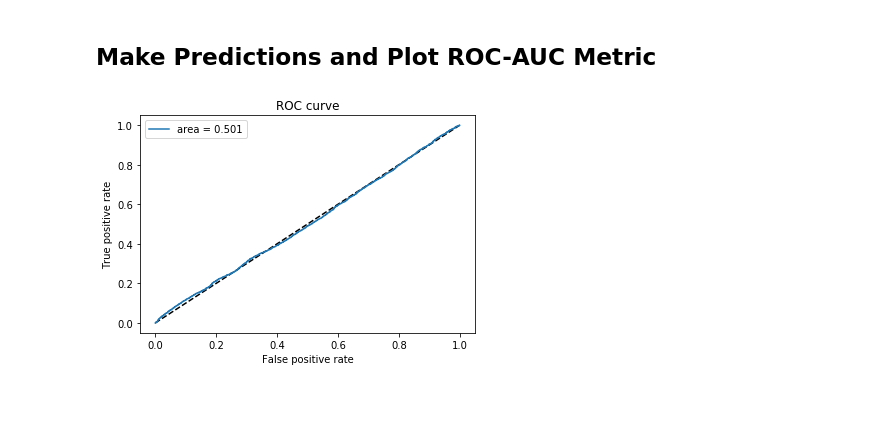
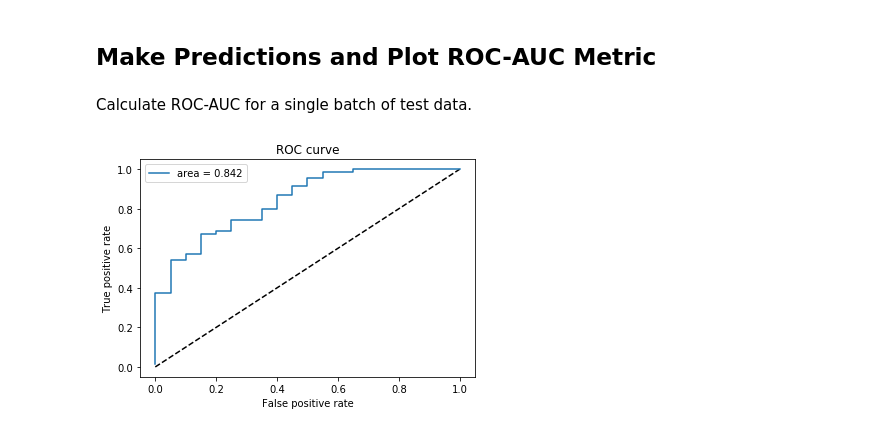
Before and after one commit to crscse8/Anomaly-Detection, a Jupyter notebook: Anomaly Detection with Signal Analysis and LSTMs.ipynb, the cells around one changed output. Saved outputs shown, nothing was run; the diff lists cells and outputs as text; code cells hidden in the pictures; blank space fills up the shorter version.

```diff
--- a/Anomaly Detection with Signal Analysis and LSTMs.ipynb
+++ b/Anomaly Detection with Signal Analysis and LSTMs.ipynb
@@ -2226,16 +2217,22 @@ testPredict = model.predict(X_test)
+# %% [markdown]
+Calculate ROC-AUC for a single batch of test data.
+# %%
+X_test, y_test = next(dg_validation)
+# %%
+y_pred = model.predict(X_test).ravel()
 # %%
-fpr, tpr, thresholds = roc_curve(y_test, testPredict)
+fpr, tpr, thresholds = roc_curve(y_test, y_pred)
 # %%
-auc = auc(fpr, tpr)
+aucurve = auc(fpr, tpr)
 # %%
 plt.figure(1)
 plt.plot([0, 1], [0, 1], 'k--')
 plt.plot(fpr, tpr,
-         label='area = {:.3f}'.format(auc))
+         label='area = {:.3f}'.format(aucurve))
 plt.xlabel('False positive rate')
 plt.ylabel('True positive rate')
 plt.title('ROC curve')
 plt.legend(loc='best')
 plt.show()
 # %% [output]
-[figure, old version]
+[figure, new version]
```
Also changed, not shown: parts of 10 cells of this notebook.
